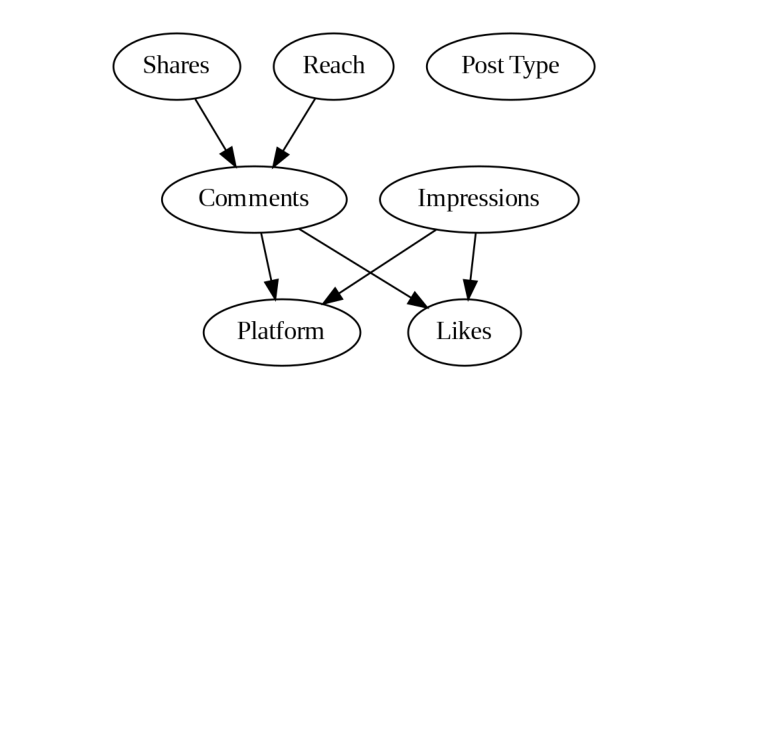
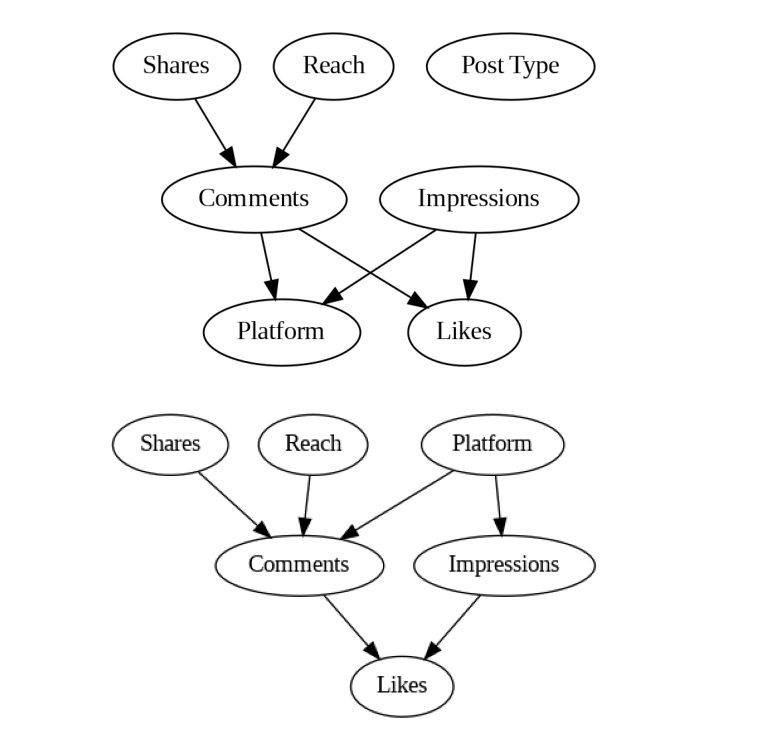
Before and after one commit to alexanderMal/inference, a Jupyter notebook: Task2/Task2_causal_graph.ipynb, the cells around one changed output. Drawn from its saved outputs; the diff is of its cells as text; code cells hidden in the pictures; blank space fills up the shorter version.

Commit message:
Visualise graph in workbook

```diff
--- a/Task2/Task2_causal_graph.ipynb
+++ b/Task2/Task2_causal_graph.ipynb
@@ -96,9 +96,17 @@ plt.show()
 [figure]
 # %%
 # taking the data driven graph and appling expert knowledge the following is constructed:
+
+import matplotlib.pyplot as plt
 from pgmpy.models import BayesianNetwork
 
 model = BayesianNetwork([('Shares', 'Comments'), ('Reach', 'Comments'), ('Platform', 'Comments'), ('Comments', 'Likes'), ('Platform', 'Impressions'), ('Impressions', 'Likes')])
 viz = model.to_graphviz()
 
 viz.draw(path + "./domain_knowledge_graph.png", prog="dot")
+img = plt.imread(path + "./domain_knowledge_graph.png")
+plt.imshow(img)
+plt.axis('off')
+plt.show()
+# %% [output]
+[figure, added]
```
